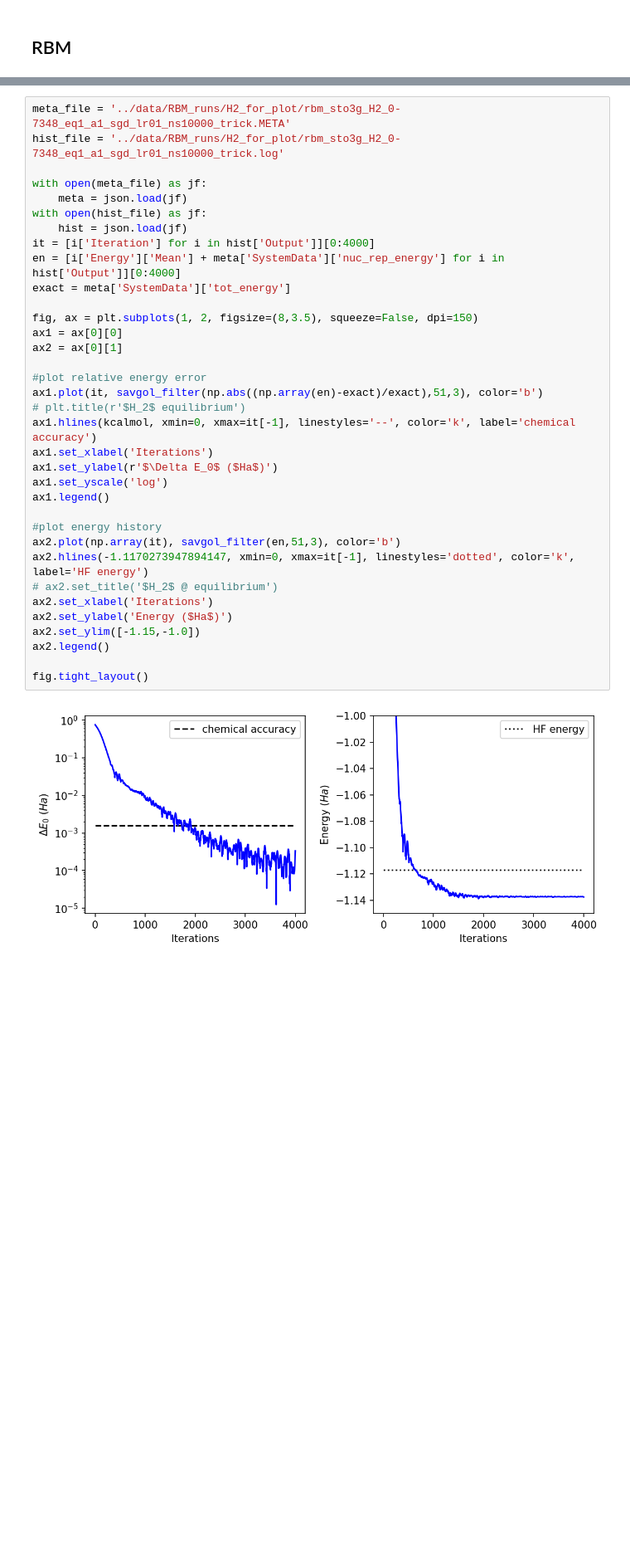
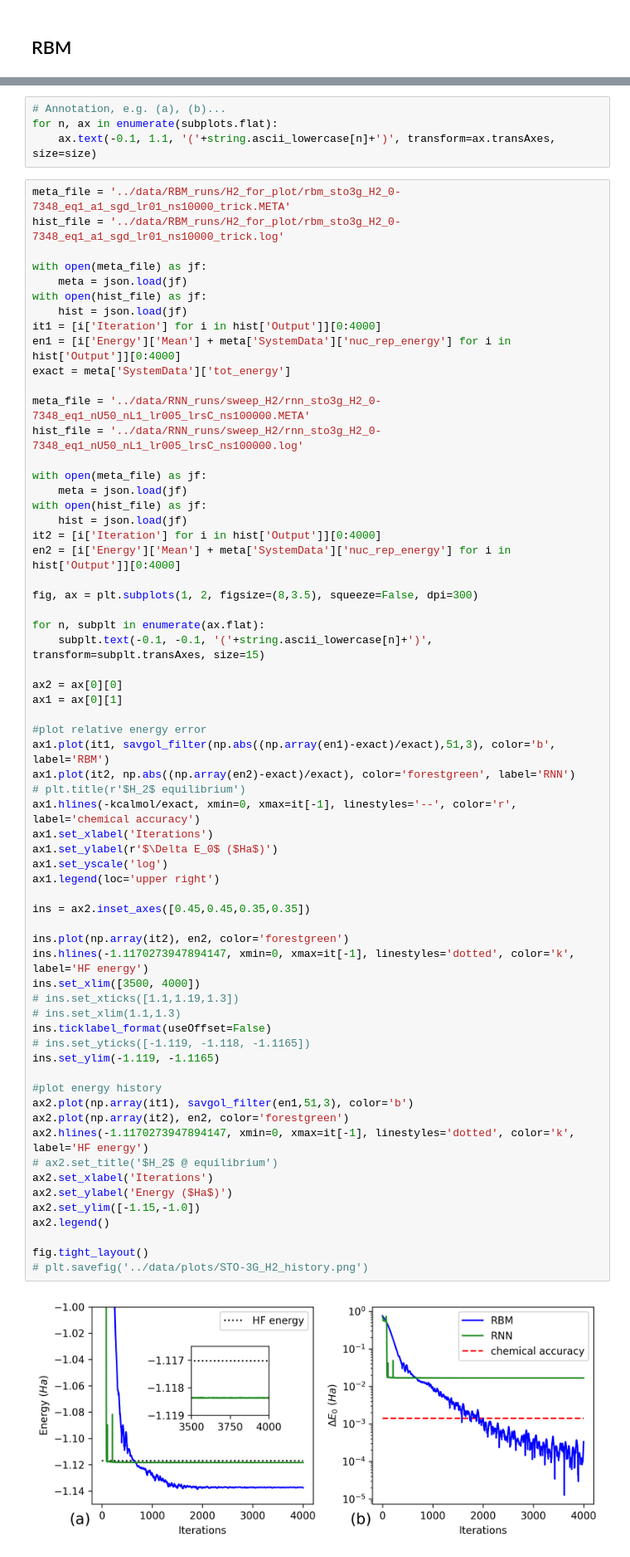
Before and after one commit to NicoFransaert/FermionicANN, a Jupyter notebook: notebooks/plotting.ipynb, the cells around one changed output, grey strips where cells are left out. Shown at 83% size. Drawn from its saved outputs; the diff is of its cells as text; blank space fills up the shorter version.

Commit message:
New plots for convergence

```diff
--- a/notebooks/plotting.ipynb
+++ b/notebooks/plotting.ipynb
@@ -232,41 +233,73 @@ ax.legend()
 # %% [output]
 <matplotlib.legend.Legend at 0x...>
 [figure]
+# %%
+# Annotation, e.g. (a), (b)...
+for n, ax in enumerate(subplots.flat):
+    ax.text(-0.1, 1.1, '('+string.ascii_lowercase[n]+')', transform=ax.transAxes, size=size)
 # %%
 meta_file = '../data/RBM_runs/H2_for_plot/rbm_sto3g_H2_0-7348_eq1_a1_sgd_lr01_ns10000_trick.META'
 hist_file = '../data/RBM_runs/H2_for_plot/rbm_sto3g_H2_0-7348_eq1_a1_sgd_lr01_ns10000_trick.log'
 
 with open(meta_file) as jf:
     meta = json.load(jf)
 with open(hist_file) as jf:
     hist = json.load(jf)
-it = [i['Iteration'] for i in hist['Output']][0:4000]
-en = [i['Energy']['Mean'] + meta['SystemData']['nuc_rep_energy'] for i in hist['Output']][0:4000]
+it1 = [i['Iteration'] for i in hist['Output']][0:4000]
+en1 = [i['Energy']['Mean'] + meta['SystemData']['nuc_rep_energy'] for i in hist['Output']][0:4000]
 exact = meta['SystemData']['tot_energy']
 
-fig, ax = plt.subplots(1, 2, figsize=(8,3.5), squeeze=False, dpi=150)
-ax1 = ax[0][0]
-ax2 = ax[0][1]
+meta_file = '../data/RNN_runs/sweep_H2/rnn_sto3g_H2_0-7348_eq1_nU50_nL1_lr005_lrsC_ns100000.META'
+hist_file = '../data/RNN_runs/sweep_H2/rnn_sto3g_H2_0-7348_eq1_nU50_nL1_lr005_lrsC_ns100000.log'
+
+with open(meta_file) as jf:
+    meta = json.load(jf)
+with open(hist_file) as jf:
+    hist = json.load(jf)
+it2 = [i['Iteration'] for i in hist['Output']][0:4000]
+en2 = [i['Energy']['Mean'] + meta['SystemData']['nuc_rep_energy'] for i in hist['Output']][0:4000]
+
+fig, ax = plt.subplots(1, 2, figsize=(8,3.5), squeeze=False, dpi=300)
+
+for n, subplt in enumerate(ax.flat):
+    subplt.text(-0.1, -0.1, '('+string.ascii_lowercase[n]+')', transform=subplt.transAxes, size=15)
+
+ax2 = ax[0][0]
+ax1 = ax[0][1]
 
 #plot relative energy error
-ax1.plot(it, savgol_filter(np.abs((np.array(en)-exact)/exact),51,3), color='b')
+ax1.plot(it1, savgol_filter(np.abs((np.array(en1)-exact)/exact),51,3), color='b', label='RBM')
+ax1.plot(it2, np.abs((np.array(en2)-exact)/exact), color='forestgreen', label='RNN')
 # plt.title(r'$H_2$ equilibrium')
-ax1.hlines(kcalmol, xmin=0, xmax=it[-1], linestyles='--', color='k', label='chemical accuracy')
+ax1.hlines(-kcalmol/exact, xmin=0, xmax=it[-1], linestyles='--', color='r', label='chemical accuracy')
 ax1.set_xlabel('Iterations')
 ax1.set_ylabel(r'$\Delta E_0$ ($Ha$)')
 ax1.set_yscale('log')
-ax1.legend()
+ax1.legend(loc='upper right')
+
+ins = ax2.inset_axes([0.45,0.45,0.35,0.35])
+
+ins.plot(np.array(it2), en2, color='forestgreen')
+ins.hlines(-1.1170273947894147, xmin=0, xmax=it[-1], linestyles='dotted', color='k', label='HF energy')
+ins.set_xlim([3500, 4000])
+# ins.set_xticks([1.1,1.19,1.3])
+# ins.set_xlim(1.1,1.3)
+ins.ticklabel_format(useOffset=False)
+# ins.set_yticks([-1.119, -1.118, -1.1165])
+ins.set_ylim(-1.119, -1.1165)
 
 #plot energy history
-ax2.plot(np.array(it), savgol_filter(en,51,3), color='b')
+ax2.plot(np.array(it1), savgol_filter(en1,51,3), color='b')
+ax2.plot(np.array(it2), en2, color='forestgreen')
 ax2.hlines(-1.1170273947894147, xmin=0, xmax=it[-1], linestyles='dotted', color='k', label='HF energy')
 # ax2.set_title('$H_2$ @ equilibrium')
 ax2.set_xlabel('Iterations')
 ax2.set_ylabel('Energy ($Ha$)')
 ax2.set_ylim([-1.15,-1.0])
 ax2.legend()
 
 fig.tight_layout()
+# plt.savefig('../data/plots/STO-3G_H2_history.png')
 # %% [output]
-[figure, old version]
+[figure, new version]
 # %%
```
Also changed, not shown: parts of 16 cells of this notebook.
